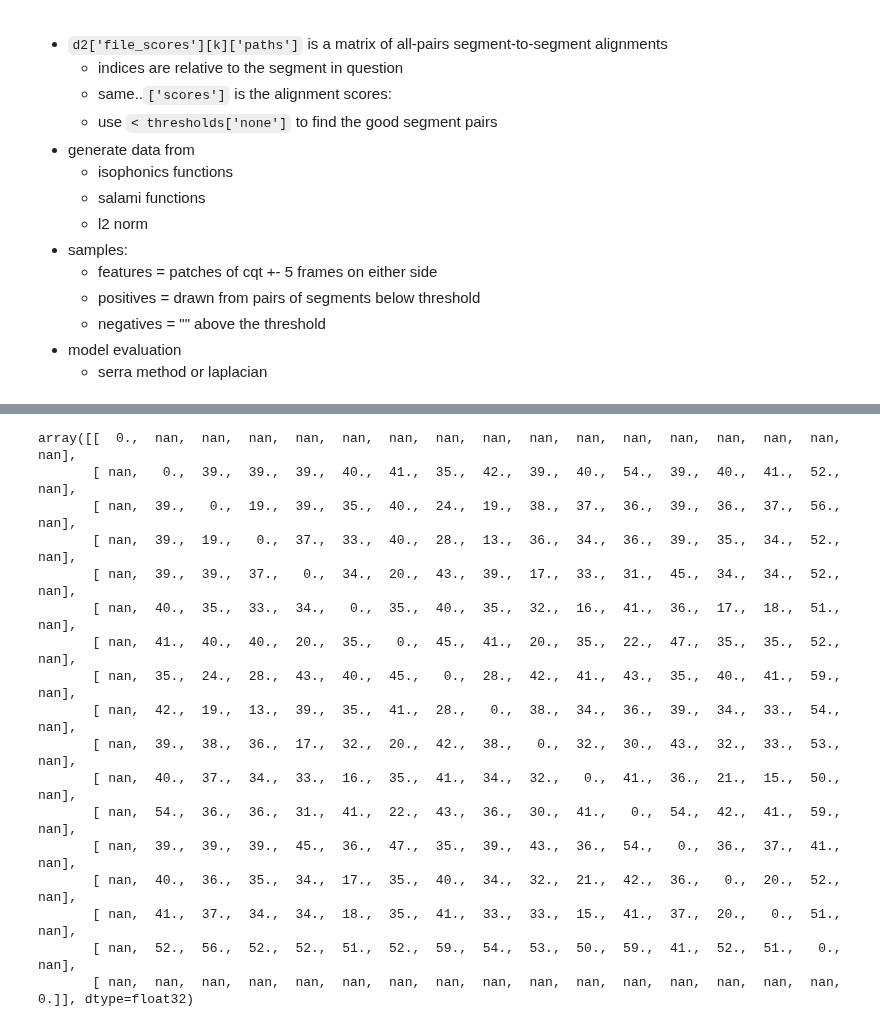
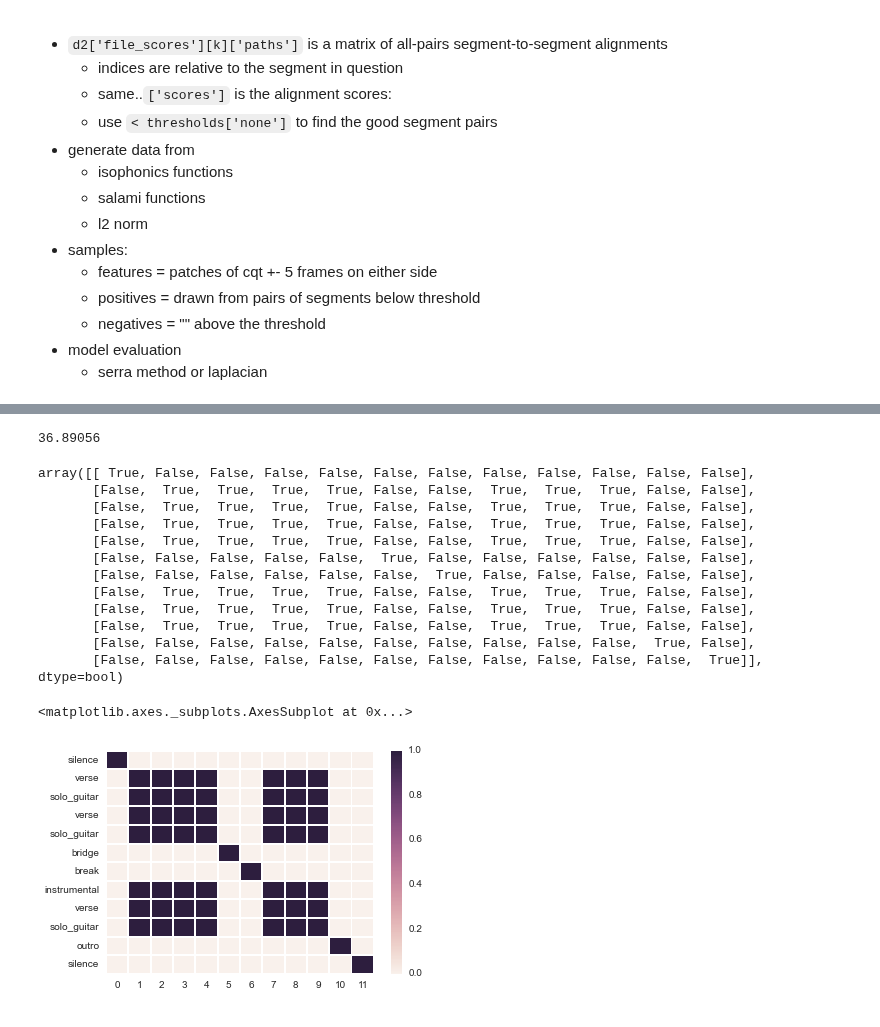
Before and after one commit to urinieto/similarity_classification, a Jupyter notebook: notes/Training data builder.ipynb, the cells around one changed output, grey strips where cells are left out. Cells and saved outputs as stored; diff of their text form; code cells hidden in the pictures.

```diff
--- a/notes/Training data builder.ipynb
+++ b/notes/Training data builder.ipynb
@@ -249,22 +251,21 @@ S_p, S = plot_selfsim(max_samples=1000, **all_data['file_scores'][164])
 # %%
 np.set_printoptions(precision=0, linewidth=120)
+# %%
+all_data['file_scores'][k]['thresholds']['none']
+# %% [output]
+36.89056
 # %%
-all_data['file_scores'][164]['scores']
+all_data['file_scores'][k]['scores'] <= all_data['file_scores'][k]['thresholds']['none']
 # %% [output]
-array([[  0.,  nan,  nan,  nan,  nan,  nan,  nan,  nan,  nan,  nan,  nan,  nan,  nan,  nan,  nan,  nan,  nan],
-       [ nan,   0.,  39.,  39.,  39.,  40.,  41.,  35.,  42.,  39.,  40.,  54.,  39.,  40.,  41.,  52.,  nan],
-       [ nan,  39.,   0.,  19.,  39.,  35.,  40.,  24.,  19.,  38.,  37.,  36.,  39.,  36.,  37.,  56.,  nan],
-       [ nan,  39.,  19.,   0.,  37.,  33.,  40.,  28.,  13.,  36.,  34.,  36.,  39.,  35.,  34.,  52.,  nan],
-       [ nan,  39.,  39.,  37.,   0.,  34.,  20.,  43.,  39.,  17.,  33.,  31.,  45.,  34.,  34.,  52.,  nan],
-       [ nan,  40.,  35.,  33.,  34.,   0.,  35.,  40.,  35.,  32.,  16.,  41.,  36.,  17.,  18.,  51.,  nan],
-       [ nan,  41.,  40.,  40.,  20.,  35.,   0.,  45.,  41.,  20.,  35.,  22.,  47.,  35.,  35.,  52.,  nan],
-       [ nan,  35.,  24.,  28.,  43.,  40.,  45.,   0.,  28.,  42.,  41.,  43.,  35.,  40.,  41.,  59.,  nan],
-       [ nan,  42.,  19.,  13.,  39.,  35.,  41.,  28.,   0.,  38.,  34.,  36.,  39.,  34.,  33.,  54.,  nan],
-       [ nan,  39.,  38.,  36.,  17.,  32.,  20.,  42.,  38.,   0.,  32.,  30.,  43.,  32.,  33.,  53.,  nan],
-       [ nan,  40.,  37.,  34.,  33.,  16.,  35.,  41.,  34.,  32.,   0.,  41.,  36.,  21.,  15.,  50.,  nan],
-       [ nan,  54.,  36.,  36.,  31.,  41.,  22.,  43.,  36.,  30.,  41.,   0.,  54.,  42.,  41.,  59.,  nan],
-       [ nan,  39.,  39.,  39.,  45.,  36.,  47.,  35.,  39.,  43.,  36.,  54.,   0.,  36.,  37.,  41.,  nan],
-       [ nan,  40.,  36.,  35.,  34.,  17.,  35.,  40.,  34.,  32.,  21.,  42.,  36.,   0.,  20.,  52.,  nan],
-       [ nan,  41.,  37.,  34.,  34.,  18.,  35.,  41.,  33.,  33.,  15.,  41.,  37.,  20.,   0.,  51.,  nan],
-       [ nan,  52.,  56.,  52.,  52.,  51.,  52.,  59.,  54.,  53.,  50.,  59.,  41.,  52.,  51.,   0.,  nan],
-       [ nan,  nan,  nan,  nan,  nan,  nan,  nan,  nan,  nan,  nan,  nan,  nan,  nan,  nan,  nan,  nan,   0.]], dtype=float32)
+array([[ True, False, False, False, False, False, False, False, False, False, False, False],
+       [False,  True,  True,  True,  True, False, False,  True,  True,  True, False, False],
+       [False,  True,  True,  True,  True, False, False,  True,  True,  True, False, False],
+       [False,  True,  True,  True,  True, False, False,  True,  True,  True, False, False],
+       [False,  True,  True,  True,  True, False, False,  True,  True,  True, False, False],
+       [False, False, False, False, False,  True, False, False, False, False, False, False],
+       [False, False, False, False, False, False,  True, False, False, False, False, False],
+       [False,  True,  True,  True,  True, False, False,  True,  True,  True, False, False],
+       [False,  True,  True,  True,  True, False, False,  True,  True,  True, False, False],
+       [False,  True,  True,  True,  True, False, False,  True,  True,  True, False, False],
+       [False, False, False, False, False, False, False, False, False, False,  True, False],
+       [False, False, False, False, False, False, False, False, False, False, False,  True]], dtype=bool)
@@ -271,3 +274,9 @@ array([[  0.,  nan,  nan,  nan,  nan,  nan,  nan,  nan,  nan,  nan,  nan,  nan,
+# %%
+sns.heatmap(all_data['file_scores'][k]['scores'] <= all_data['file_scores'][k]['thresholds']['none'],
+            yticklabels=all_data['file_scores'][k]['labels'])
+# %% [output]
+<matplotlib.axes._subplots.AxesSubplot at 0x...>
+[figure, added]
 # %%
 plt.figure(figsize=(12,8))
 plt.subplot(1,2,1)
```
Also changed, not shown: parts of 9 cells of this notebook, 3 other files.
